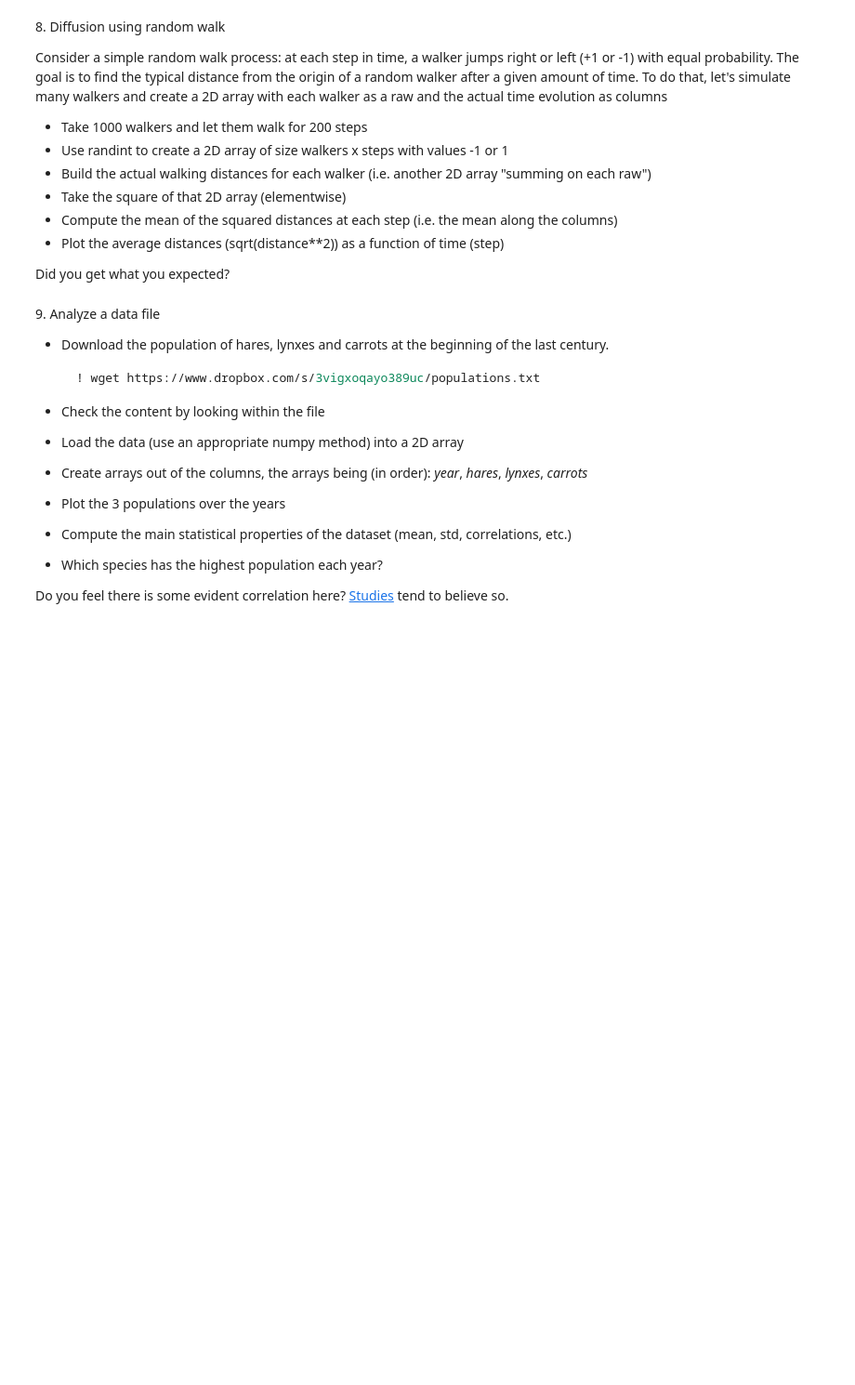
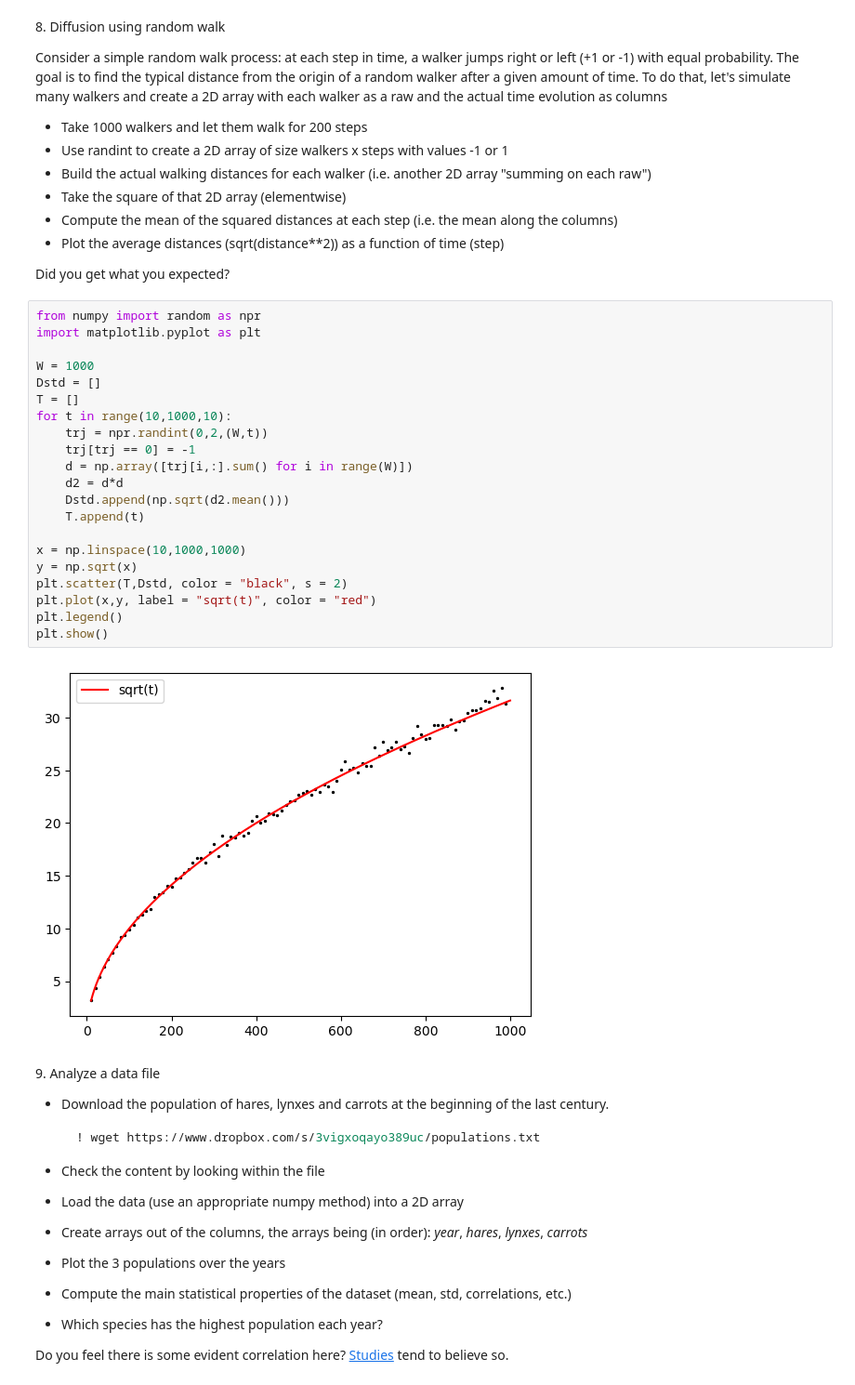
Before and after one commit to andrealorenzetto/LaboratoryOfComputationalPhysics_Y8, a Jupyter notebook: 04ex_Numpy.ipynb, the cells around one changed output. Shown at 93% size. Drawn from its saved outputs; the diff is of its cells as text; blank space fills up the shorter version.

```diff
--- a/04ex_Numpy.ipynb
+++ b/04ex_Numpy.ipynb
@@ -207,6 +249,29 @@ To do that, let's simulate many walkers and create a 2D array with each walker a
   * Plot the average distances (sqrt(distance\*\*2)) as a function of time (step)
 
 Did you get what you expected?
+# %%
+from numpy import random as npr
+import matplotlib.pyplot as plt
+
+W = 1000
+Dstd = []
+T = []
+for t in range(10,1000,10):
+    trj = npr.randint(0,2,(W,t))
+    trj[trj == 0] = -1
+    d = np.array([trj[i,:].sum() for i in range(W)])
+    d2 = d*d
+    Dstd.append(np.sqrt(d2.mean()))
+    T.append(t)
+
+x = np.linspace(10,1000,1000)
+y = np.sqrt(x)
+plt.scatter(T,Dstd, color = "black", s = 2)
+plt.plot(x,y, label = "sqrt(t)", color = "red")
+plt.legend()
+plt.show()
+# %% [output]
+[figure, added]
 # %% [markdown]
 9\. Analyze a data file
   * Download the population of hares, lynxes and carrots at the beginning of the last century.
```
Also changed, not shown: parts of 2 cells of this notebook, 1 other file.
